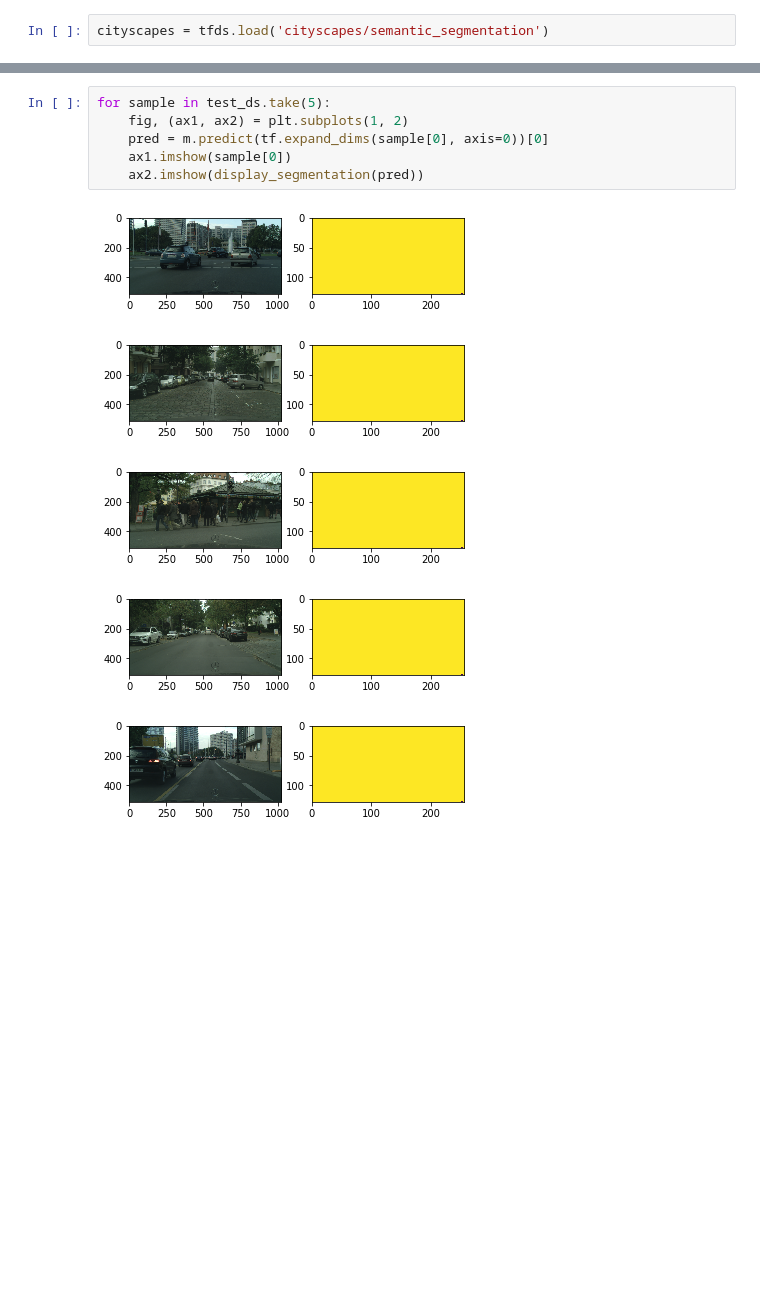
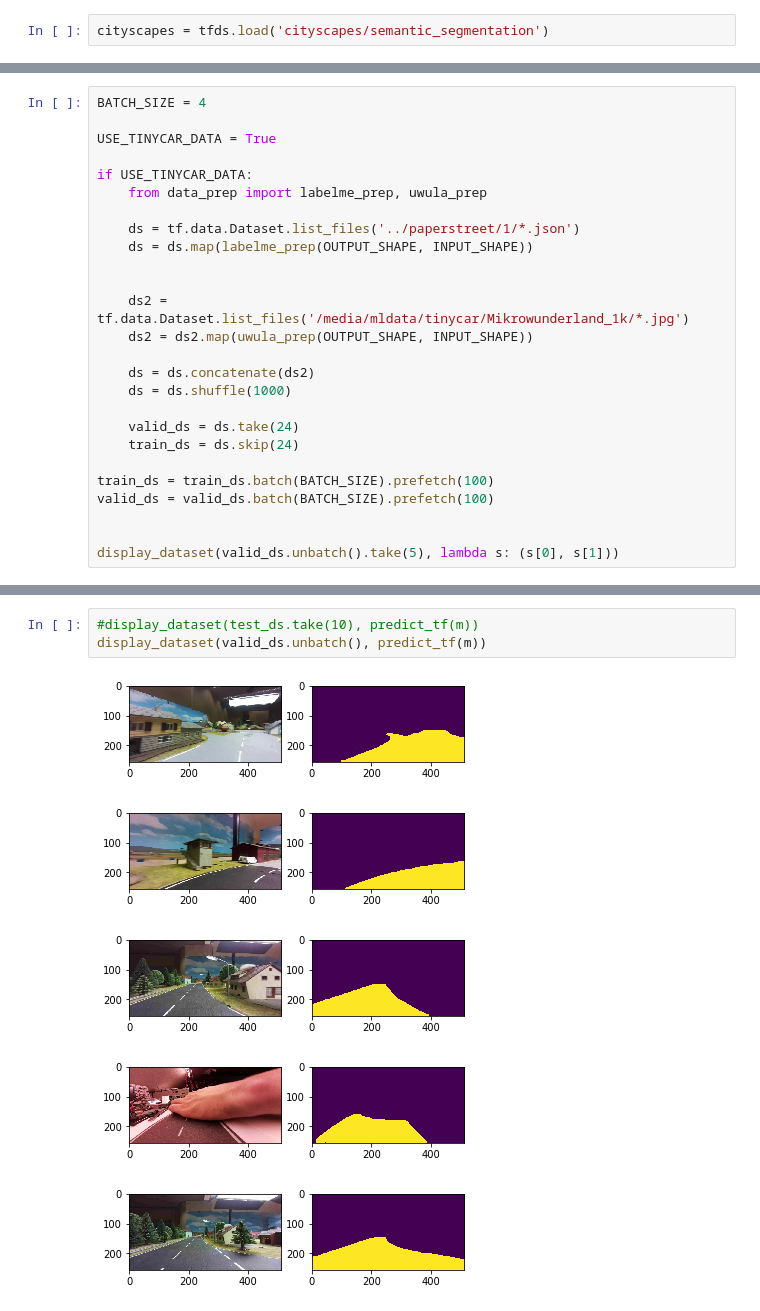
Before and after one commit to markus-k/bisenetv2-tf2, a Jupyter notebook: BiSeNetV2-TFKeras.ipynb, the cells around one changed output, grey strips where cells are left out. Saved outputs shown, nothing was run; the diff lists cells and outputs as text; blank space fills up the shorter version.

```diff
--- a/BiSeNetV2-TFKeras.ipynb
+++ b/BiSeNetV2-TFKeras.ipynb
@@ -69,0 +62,26 @@ valid_ds = valid_ds.batch(BATCH_SIZE).prefetch(150)
+# %%
+BATCH_SIZE = 4
+
+USE_TINYCAR_DATA = True
+
+if USE_TINYCAR_DATA:
+    from data_prep import labelme_prep, uwula_prep
+
+    ds = tf.data.Dataset.list_files('../paperstreet/1/*.json')
+    ds = ds.map(labelme_prep(OUTPUT_SHAPE, INPUT_SHAPE))
+
+
+    ds2 = tf.data.Dataset.list_files('/media/mldata/tinycar/Mikrowunderland_1k/*.jpg')
+    ds2 = ds2.map(uwula_prep(OUTPUT_SHAPE, INPUT_SHAPE))
+
+    ds = ds.concatenate(ds2)
+    ds = ds.shuffle(1000)
+
+    valid_ds = ds.take(24)
+    train_ds = ds.skip(24)
+
+train_ds = train_ds.batch(BATCH_SIZE).prefetch(100)
+valid_ds = valid_ds.batch(BATCH_SIZE).prefetch(100)
+
+
+display_dataset(valid_ds.unbatch().take(5), lambda s: (s[0], s[1]))
@@ -90,12 +133,9 @@ test_ds = cityscapes['test'].map(prep_data)
-# %%
-for sample in test_ds.take(5):
-    fig, (ax1, ax2) = plt.subplots(1, 2)
-    pred = m.predict(tf.expand_dims(sample[0], axis=0))[0]
-    ax1.imshow(sample[0])
-    ax2.imshow(display_segmentation(pred))
-# %% [output]
-[figure, removed]
-[figure, removed]
-[figure, removed]
-[figure, removed]
-[figure, removed]
+# %%
+#display_dataset(test_ds.take(10), predict_tf(m))
+display_dataset(valid_ds.unbatch(), predict_tf(m))
+# %% [output]
+[figure, added]
+[figure, added]
+[figure, added]
+[figure, added]
+[figure, added]
```
Also changed, not shown: parts of 15 cells of this notebook.
